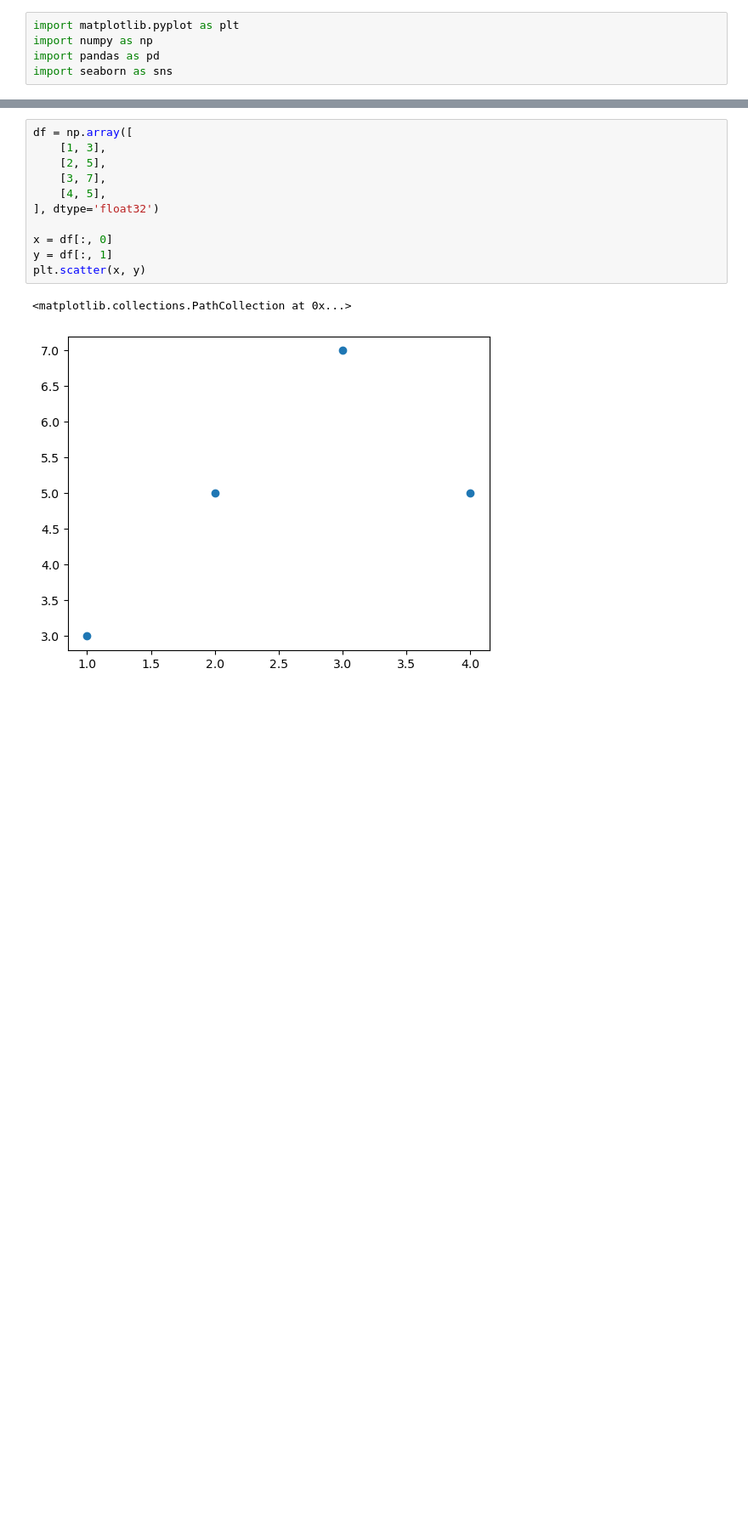
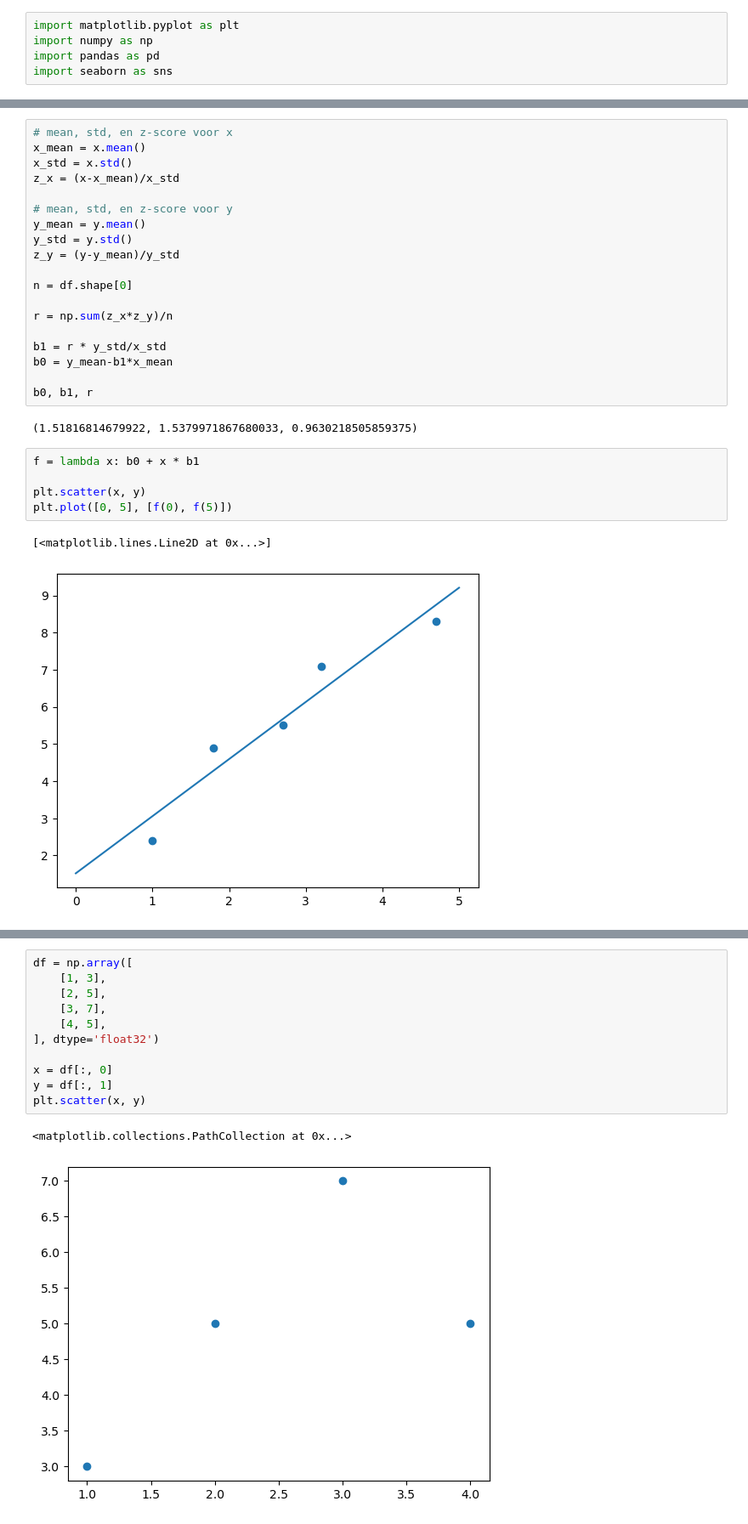
Before and after one commit to Janko-dev/ZM004-2324-data-science, a Jupyter notebook: ds_dc3.ipynb, the cells around one changed output, grey strips where cells are left out. Shown at 85% size. Saved outputs shown, nothing was run; the diff lists cells and outputs as text; blank space fills up the shorter version.

```diff
--- a/ds_dc3.ipynb
+++ b/ds_dc3.ipynb
@@ -5,0 +70,29 @@ import seaborn as sns
+# %%
+# mean, std, en z-score voor x
+x_mean = x.mean()
+x_std = x.std()
+z_x = (x-x_mean)/x_std
+
+# mean, std, en z-score voor y
+y_mean = y.mean()
+y_std = y.std()
+z_y = (y-y_mean)/y_std
+
+n = df.shape[0]
+
+r = np.sum(z_x*z_y)/n
+
+b1 = r * y_std/x_std
+b0 = y_mean-b1*x_mean
+
+b0, b1, r
+# %% [output]
+(1.51816814679922, 1.5379971867680033, 0.9630218505859375)
+# %%
+f = lambda x: b0 + x * b1
+
+plt.scatter(x, y)
+plt.plot([0, 5], [f(0), f(5)])
+# %% [output]
+[<matplotlib.lines.Line2D at 0x...>]
+[figure, added]
```
Also changed, not shown: parts of 8 cells of this notebook, 1 other file.
